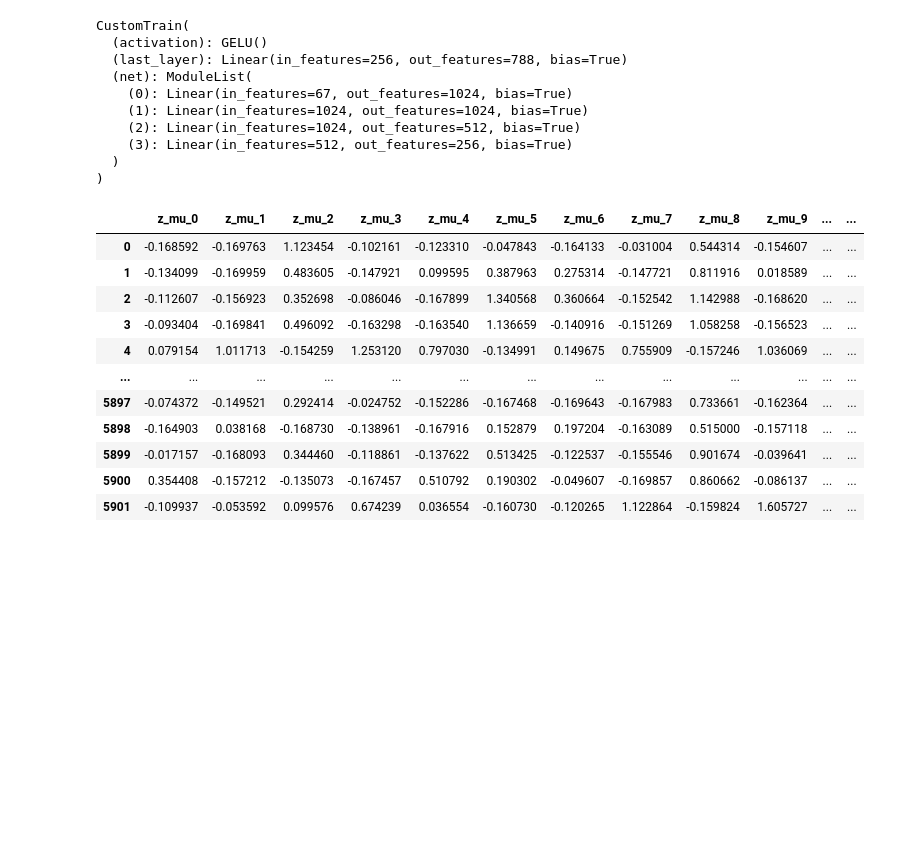
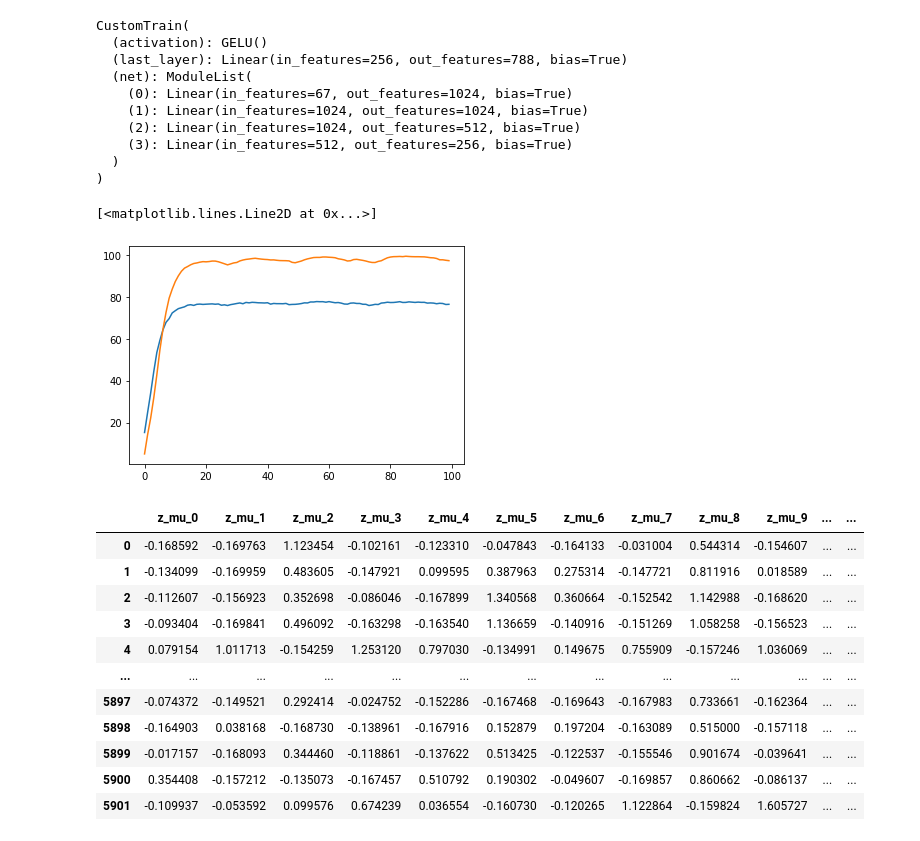
Before and after one commit to Abdigal1/belugas_classification, a Jupyter notebook: notebooks/load_meta2model2.ipynb, the cells around one changed output. Drawn from its saved outputs; the diff is of its cells as text; code cells hidden in the pictures; blank space fills up the shorter version.

Commit message:
res and batch

```diff
--- a/notebooks/load_meta2model2.ipynb
+++ b/notebooks/load_meta2model2.ipynb
@@ -160,6 +164,18 @@ class CustomTrain(nn.Module):
 
         return x
 
+    def eval(self):
+        self.train(False)
+        for i in self.b_list:
+            i.train(False)
+
+    def cust_train(self):
+        self.train(True)
+        for i in self.b_list:
+            i.train(True)
+
+
+
 class datapaltas(Dataset):
     def __init__(self, df, scale =True, y_idx=-1):
         self.df = df
@@ -219,7 +235,7 @@ def train(data, model, ep = 120, save=False, prefix=None):
         for i in itt:
             loss_epoch = 0
             acc_train, acc_test = 0.0, 0.0
-            model.train()
+            model.cust_train()
             for sample in train_loader:
                 X, y = sample['x'], sample['y']
                 X, y = X.to(device), y.to(device).flatten()
@@ -258,7 +274,7 @@ def train(data, model, ep = 120, save=False, prefix=None):
 
 
         foldn += 1
-
+        model.apply(init_normal)
     acv = np.array(acv)
     tav = np.array(tav)
     idx_result['acc'] = np.mean(acv, axis = 0)
@@ -267,7 +283,7 @@ def train(data, model, ep = 120, save=False, prefix=None):
     return idx_result
 # %%
 
-model = CustomTrain(67, 788, [1024, 1024, 512, 256], nn.GELU(), batch_norm=False)
+model = CustomTrain(67, 788, [1024, 1024, 512, 256], nn.GELU(), batch_norm=True)
 model.to(device)
 # %% [output]
 CustomTrain(
@@ -281,7 +297,13 @@ CustomTrain(
   )
 )
 # %%
-eo = train(a, model, ep=200, save=True, prefix="met_1")
+eo = train(a, model, ep=100, save=True, prefix="met_1_batch")
+# %%
+plt.plot(eo['acc'])
+plt.plot(eo['train_acc'])
+# %% [output]
+[<matplotlib.lines.Line2D at 0x...>]
+[figure, added]
 # %%
 MP = os.path.join(os.pardir, 'metadata_50')
 # %%
```
Also changed, not shown: parts of 2 cells of this notebook, 4 other files.
